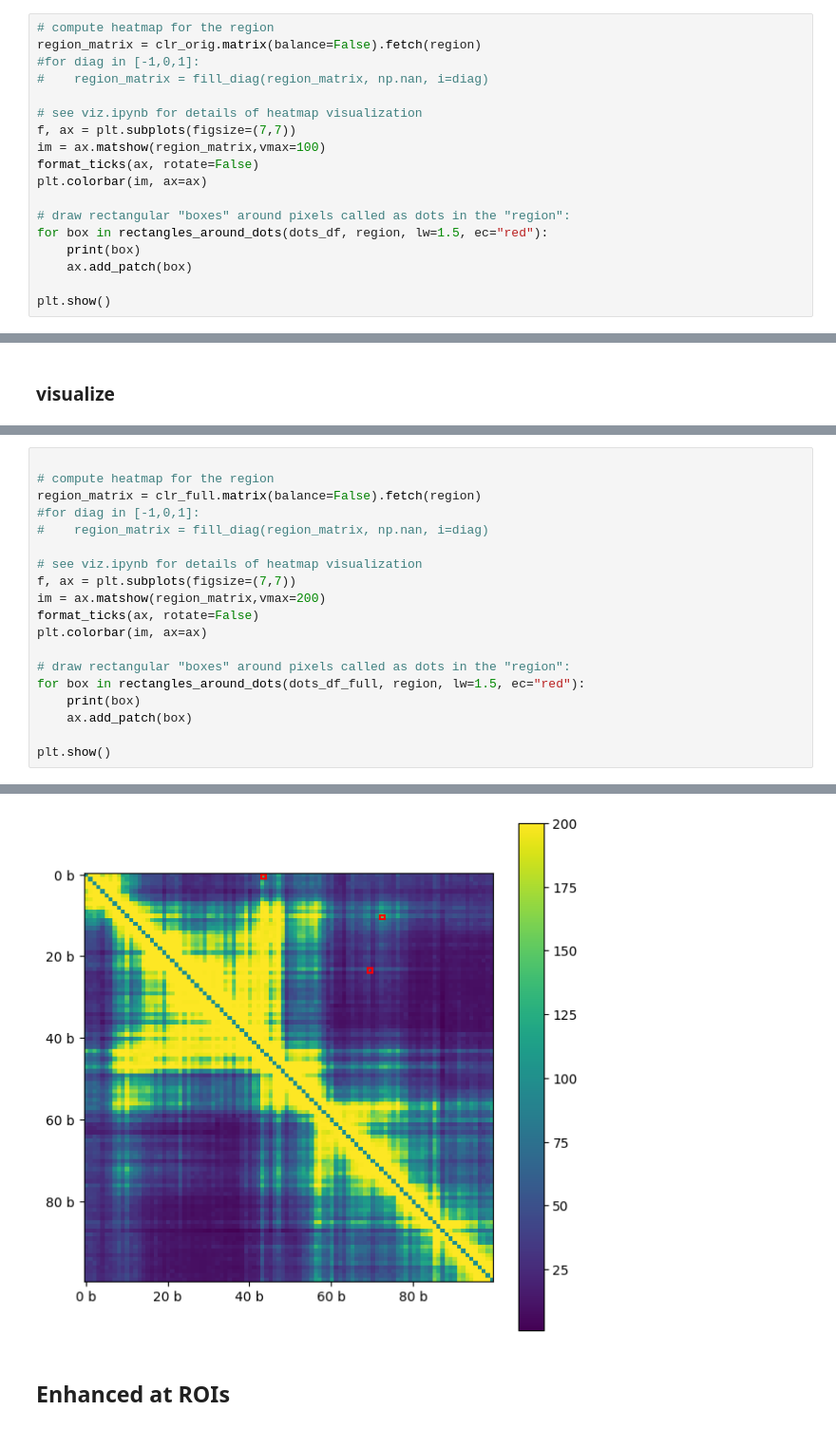
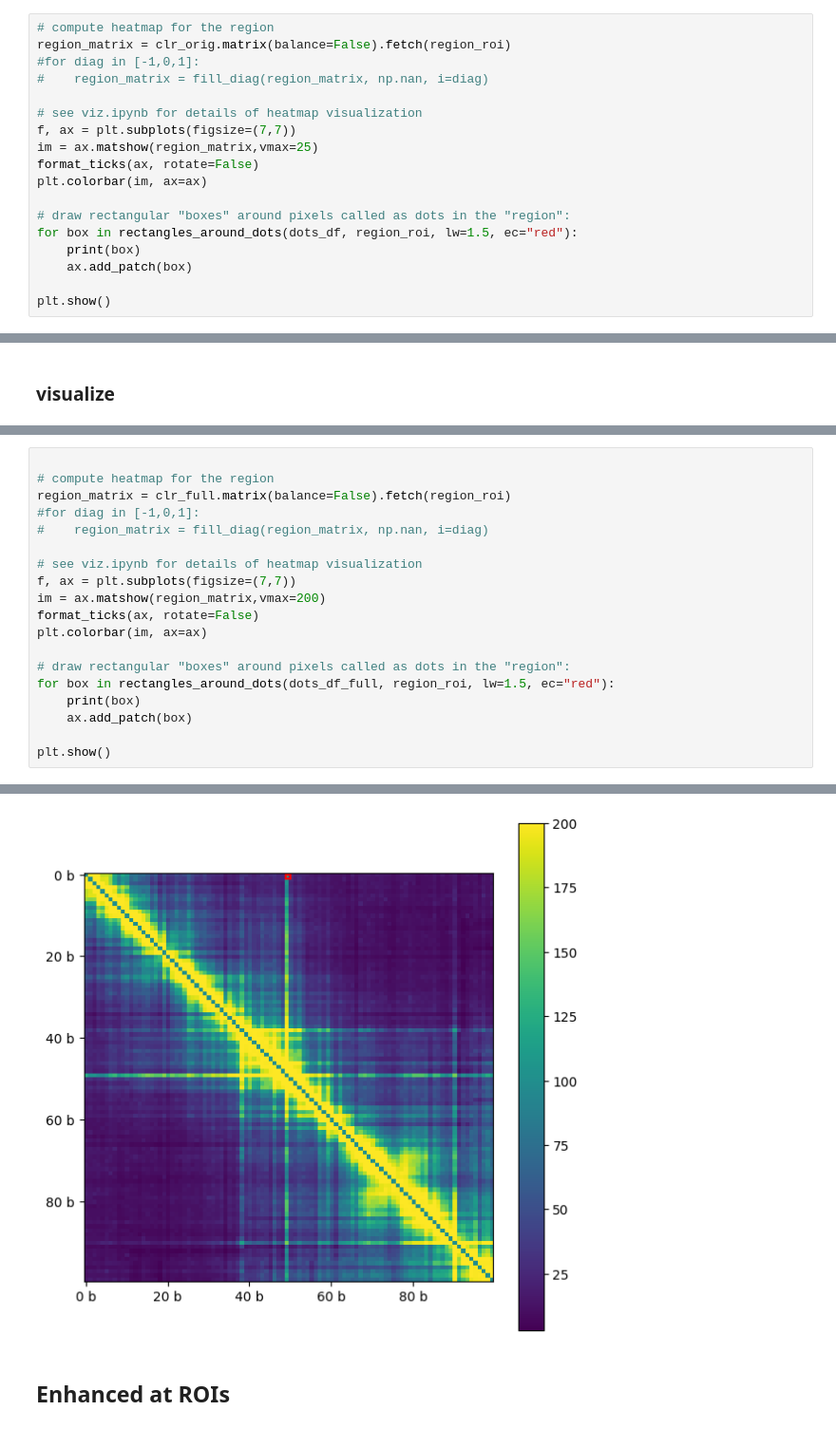
Before and after one commit to amulyagarimella/fast-sequencing-AI-imputation, a Jupyter notebook: notebooks/loopcalling.ipynb, the cells around one changed output, grey strips where cells are left out. Shown at 95% size. Saved outputs shown, nothing was run; the diff lists cells and outputs as text.

```diff
--- a/notebooks/loopcalling.ipynb
+++ b/notebooks/loopcalling.ipynb
@@ -139,17 +146,17 @@ region = ('chr21', start_bp, (start_bp + size_bp))
 # %%
 # compute heatmap for the region
-region_matrix = clr_orig.matrix(balance=False).fetch(region)
+region_matrix = clr_orig.matrix(balance=False).fetch(region_roi)
 #for diag in [-1,0,1]:
 #    region_matrix = fill_diag(region_matrix, np.nan, i=diag)
 
 # see viz.ipynb for details of heatmap visualization
 f, ax = plt.subplots(figsize=(7,7))
-im = ax.matshow(region_matrix,vmax=100)
+im = ax.matshow(region_matrix,vmax=25)
 format_ticks(ax, rotate=False)
 plt.colorbar(im, ax=ax)
 
 # draw rectangular "boxes" around pixels called as dots in the "region":
-for box in rectangles_around_dots(dots_df, region, lw=1.5, ec="red"):
+for box in rectangles_around_dots(dots_df, region_roi, lw=1.5, ec="red"):
     print(box)
     ax.add_patch(box)
 
@@ -214,7 +206,7 @@ region = ('chr21', start_bp, (start_bp + size_bp))
 # %%
 
 # compute heatmap for the region
-region_matrix = clr_full.matrix(balance=False).fetch(region)
+region_matrix = clr_full.matrix(balance=False).fetch(region_roi)
 #for diag in [-1,0,1]:
 #    region_matrix = fill_diag(region_matrix, np.nan, i=diag)
 
@@ -225,7 +217,7 @@ format_ticks(ax, rotate=False)
 plt.colorbar(im, ax=ax)
 
 # draw rectangular "boxes" around pixels called as dots in the "region":
-for box in rectangles_around_dots(dots_df_full, region, lw=1.5, ec="red"):
+for box in rectangles_around_dots(dots_df_full, region_roi, lw=1.5, ec="red"):
     print(box)
     ax.add_patch(box)
 
@@ -240,4 +228,4 @@ Rectangle(xy=(69, 23), width=1, height=1, angle=0)
-[figure, old version]
+[figure, new version]
 # %% [markdown]
 ## Enhanced at ROIs
 # %%
```
Also changed, not shown: parts of 11 cells of this notebook, 2 other files.
